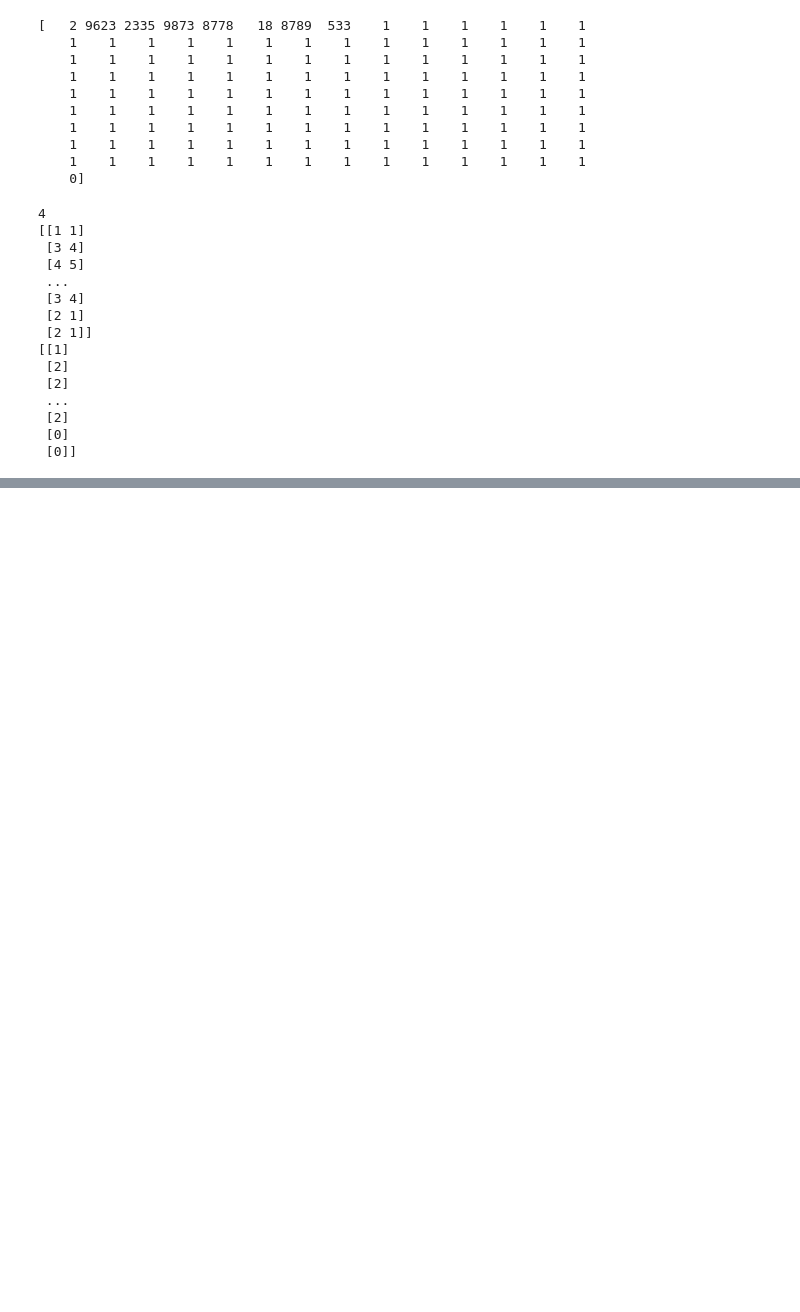
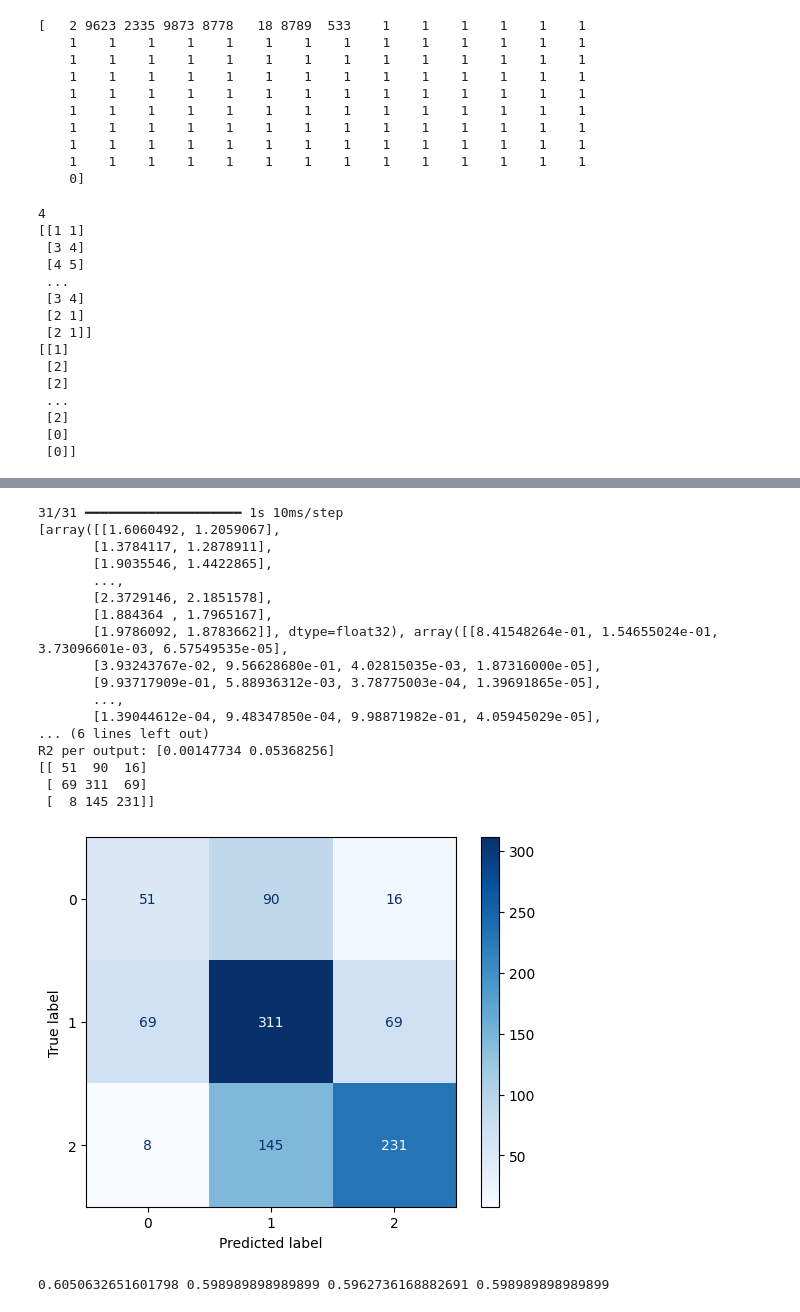
Before and after one commit to Flameflake04/NLP-Project, a Jupyter notebook: RNNModel.ipynb, the cells around one changed output, grey strips where cells are left out. Saved outputs shown, nothing was run; the diff lists cells and outputs as text; code cells hidden in the pictures; blank space fills up the shorter version.

```diff
--- a/RNNModel.ipynb
+++ b/RNNModel.ipynb
@@ -276,7 +289,13 @@ def processOutput(df):
 # %%
 import numpy as np
-
-df_test = pd.read_csv("trac2_CONVT_dev.csv")
-df_test["EmotionalPolarity"] = np.ceil(df_test['EmotionalPolarity'])
-
-Y_test_reg, Y_test_class = processOutput(df_test)
+wordTensorTest = []
+for listSentence in listSentencePadTest:
+    numericArray = []
+    for word in listSentence:
+        if word in eng_word2int:
+            numericArray.append(eng_word2int[word])
+        else:
+            numericArray.append(3)
+    wordTensorTest.append(np.array(numericArray))
+X_test = np.array(wordTensorTest)
+print(wordTensorTest[0])
@@ -282,0 +342,60 @@ Y_test_reg, Y_test_class = processOutput(df_test)
+# %%
+from sklearn.metrics import confusion_matrix, ConfusionMatrixDisplay
+import matplotlib.pyplot as plt
+from sklearn.metrics import precision_score, recall_score, f1_score, accuracy_score
+from sklearn.metrics import mean_squared_error, mean_absolute_error, r2_score
+from tensorflow.keras.models import load_model
+
+y_pred = modelNLP.predict(X_test)
+print(y_pred)
+
+y_class_pred = np.argmax(y_pred[1], axis=1)
+
+
+mse = mean_squared_error(Y_test_reg, y_pred[0], multioutput='raw_values')
+print("MSE per output:", mse)
+
+rmse = np.sqrt(mse)
+print("RMSE per output:", rmse)
+
+mae = mean_absolute_error(Y_test_reg, y_pred[0], multioutput='raw_values')
+print("MAE per output:", mae)
+
+r2 = r2_score(Y_test_reg, y_pred[0], multioutput='raw_values')
+print("R2 per output:", r2)
+
+cm = confusion_matrix(Y_test_class, y_class_pred)
+print(cm)
+disp = ConfusionMatrixDisplay(confusion_matrix=cm)
+disp.plot(cmap=plt.cm.Blues)
+plt.show()
+
+precision = precision_score(Y_test_class, y_class_pred, average = "weighted")
+
+recall = recall_score(Y_test_class, y_class_pred, average = "weighted")
+
+f1 = f1_score(Y_test_class, y_class_pred, average = "weighted")
+
+accuracy = accuracy_score(Y_test_class, y_class_pred)
+
+print(precision, recall, f1, accuracy)
+# %% [output]
+31/31 ━━━━━━━━━━━━━━━━━━━━ 1s 10ms/step
+[array([[1.6060492, 1.2059067],
+       [1.3784117, 1.2878911],
+       [1.9035546, 1.4422865],
+       ...,
+       [2.3729146, 2.1851578],
+       [1.884364 , 1.7965167],
+       [1.9786092, 1.8783662]], dtype=float32), array([[8.41548264e-01, 1.54655024e-01, 3.73096601e-03, 6.57549535e-05],
+       [3.93243767e-02, 9.56628680e-01, 4.02815035e-03, 1.87316000e-05],
+       [9.93717909e-01, 5.88936312e-03, 3.78775003e-04, 1.39691865e-05],
+       ...,
+       [1.39044612e-04, 9.48347850e-04, 9.98871982e-01, 4.05945029e-05],
+... (6 lines left out)
+R2 per output: [0.00147734 0.05368256]
+[[ 51  90  16]
+ [ 69 311  69]
+ [  8 145 231]]
+[figure, added]
+0.6050632651601798 0.598989898989899 0.5962736168882691 0.598989898989899
```
Also changed, not shown: parts of 7 cells of this notebook, 3 other files.
